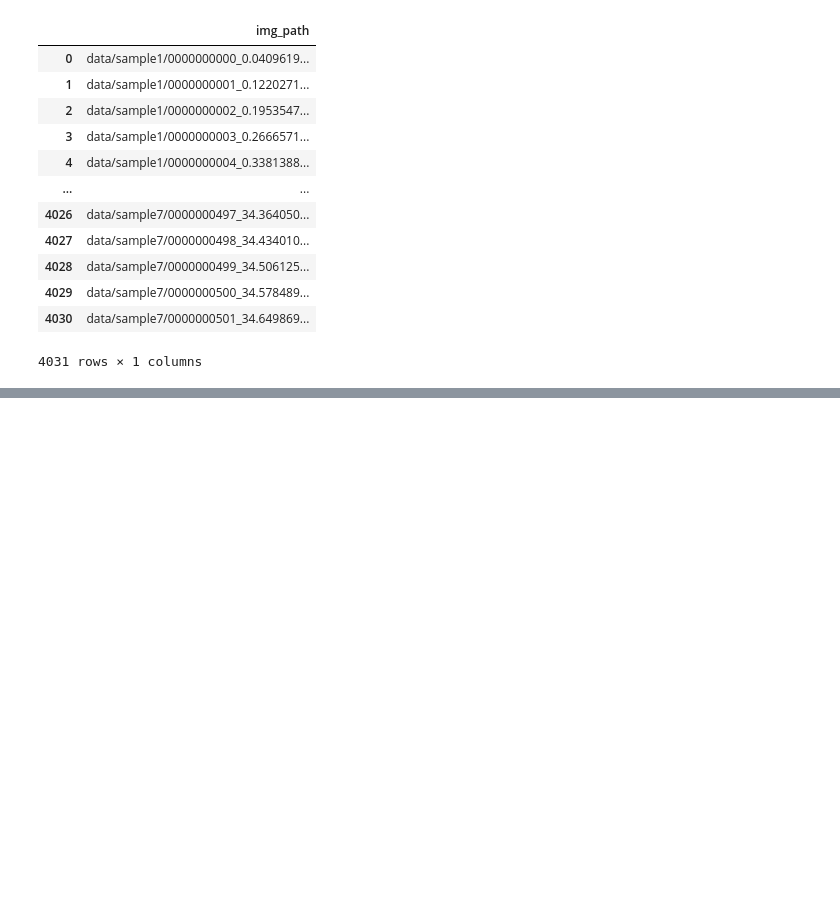
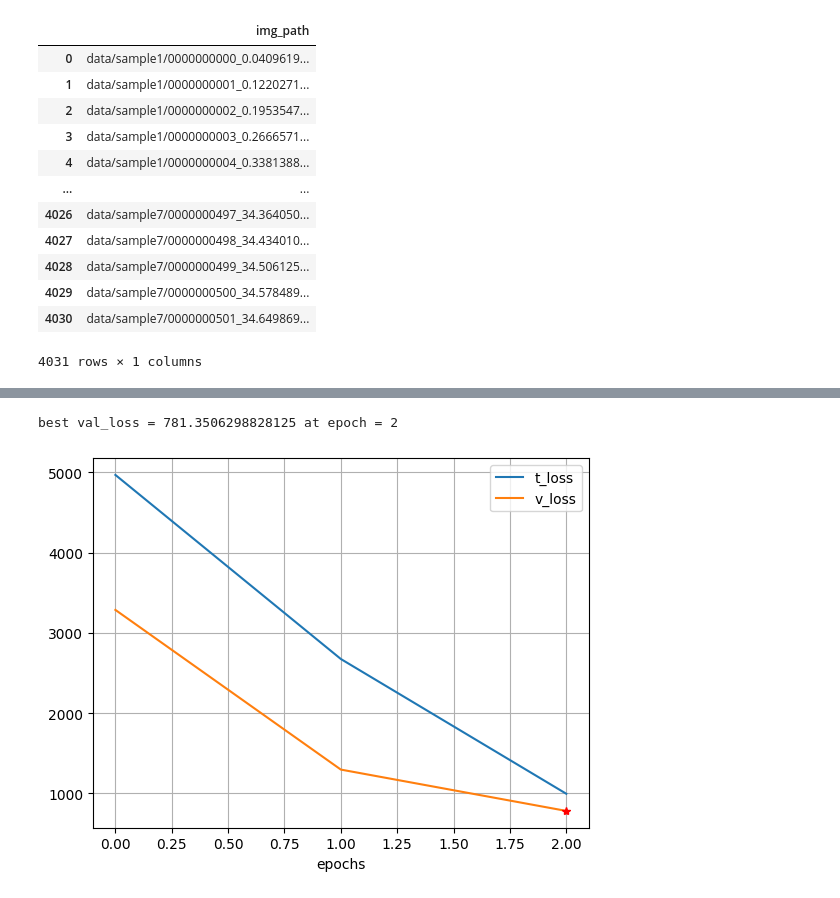
Before and after one commit to ezamorag/monitorpc, a Jupyter notebook: vae-pc.ipynb, the cells around one changed output, grey strips where cells are left out. Cells and saved outputs as stored; diff of their text form; code cells hidden in the pictures; blank space fills up the shorter version.

```diff
--- a/vae-pc.ipynb
+++ b/vae-pc.ipynb
@@ -159,0 +211,15 @@ class Vae(nn.Module):
+# %%
+# Training from scratch
+d = 32
+SEED = 0
+lr = 0.001
+epoch0 = 0
+num_epochs = 3
+
+torch.manual_seed(SEED)
+device = torch.device("cuda") if torch.cuda.is_available() else torch.device("cpu")
+print(f'device: {device}')
+vae = Vae(latent_dims=d)
+vae.to(device)
+optim = torch.optim.Adam(vae.parameters(), lr=lr)
+best_valloss = float('Inf')
@@ -159,0 +269,15 @@ class Vae(nn.Module):
+# %%
+ep_opt = np.argmin(np.asarray(valloss))
+plt.plot(trainloss, label='t_loss')
+plt.plot(valloss, label='v_loss')
+plt.plot(ep_opt, valloss[ep_opt], 'r*')
+plt.grid('on')
+plt.xlabel('epochs')
+plt.legend()
+print(f'best val_loss = {valloss[ep_opt]} at epoch = {ep_opt}')
+plt.show()
+
+wandb.log({"best_val_loss": valloss[ep_opt], "best_epoch": ep_opt})
+# %% [output]
+best val_loss = 781.3506298828125 at epoch = 2
+[figure, added]
```
Also changed, not shown: parts of 12 cells of this notebook, 1 other file.
